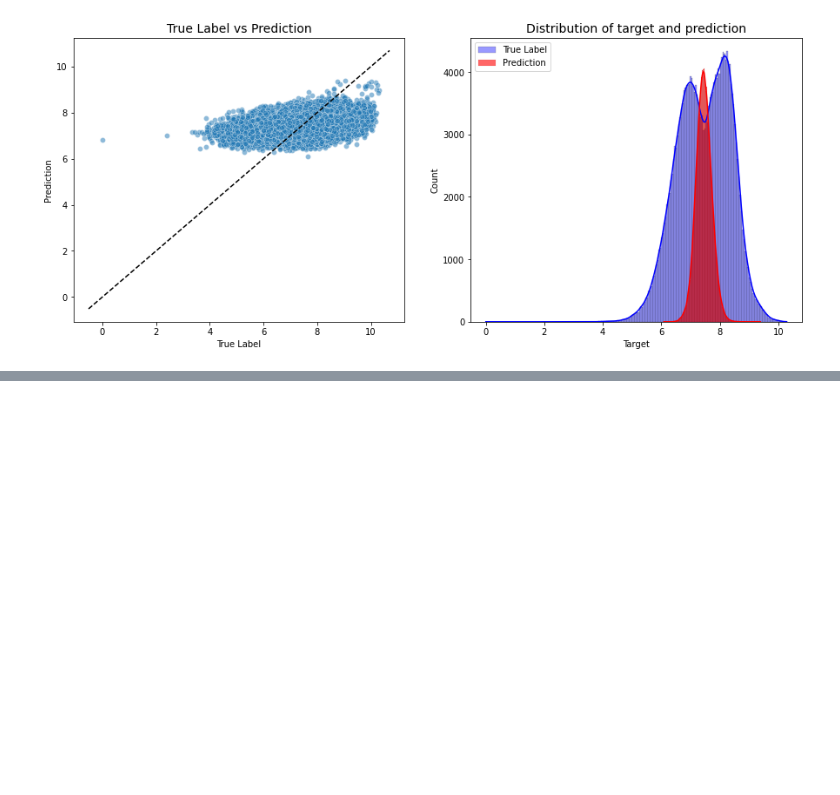
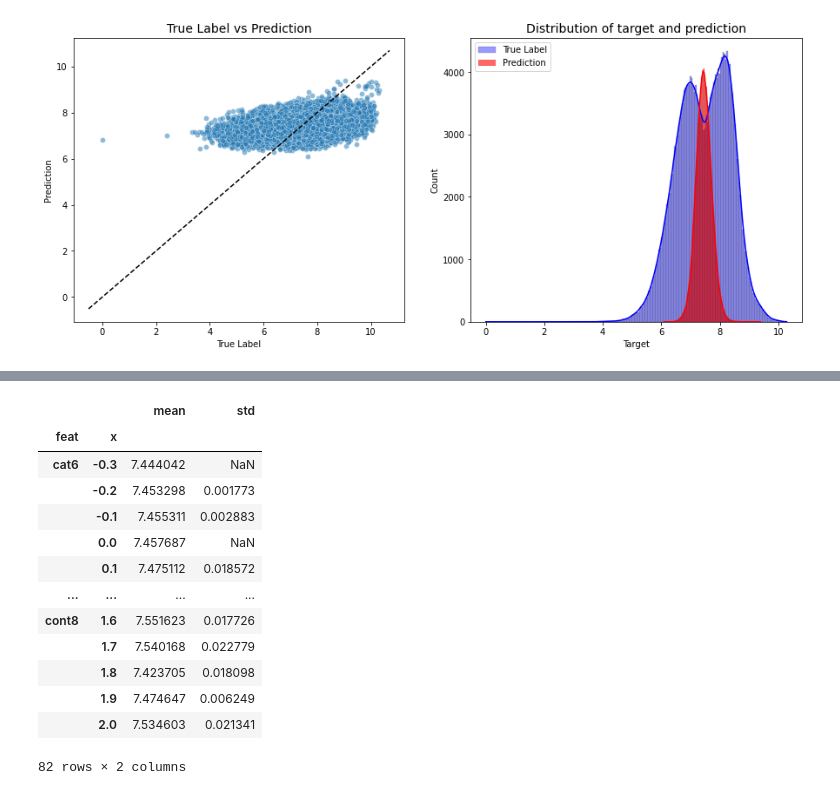
Before and after one commit to lucabasa/kaggle_competitions, a Jupyter notebook: tabular_playground/february/04_model_inspection.ipynb, the cells around one changed output, grey strips where cells are left out. Cells and saved outputs as stored; diff of their text form; code cells hidden in the pictures; blank space fills up the shorter version.

```diff
--- a/tabular_playground/february/04_model_inspection.ipynb
+++ b/tabular_playground/february/04_model_inspection.ipynb
@@ -134,0 +93,24 @@ NameError: name 'np' is not defined
+# %%
+mod = xgb.XGBRegressor(n_estimators=2000, n_jobs=5)
+
+oof, pred, rep_res = train_model(train_set, test_set, y, full_pipe, mod, folds, early_stopping=100, verbose=False, pdp=['cat6', 'cat9', 'cont8'])
+# %%
+pdps = rep_res['pdp']
+# %%
+pdps['x'] = round(pdps['x'], 1)
+pdps.groupby(['feat', 'x'])['y'].agg(['mean', 'std'])
+# %% [output]
+|  |  | mean | std |
+| feat | x |  |  |
+| cat6 | -0.3 | 7.444042 | NaN |
+|  | -0.2 | 7.453298 | 0.001773 |
+|  | -0.1 | 7.455311 | 0.002883 |
+|  | 0.0 | 7.457687 | NaN |
+|  | 0.1 | 7.475112 | 0.018572 |
+| ... | ... | ... | ... |
+| cont8 | 1.6 | 7.551623 | 0.017726 |
+|  | 1.7 | 7.540168 | 0.022779 |
+|  | 1.8 | 7.423705 | 0.018098 |
+|  | 1.9 | 7.474647 | 0.006249 |
+|  | 2.0 | 7.534603 | 0.021341 |
+82 rows × 2 columns
```
Also changed, not shown: parts of 7 cells of this notebook, 2 other files.
